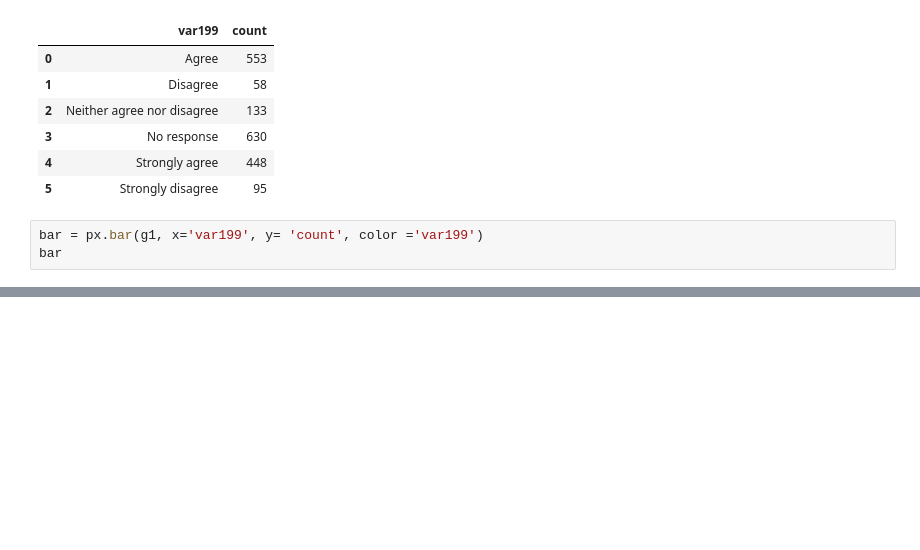
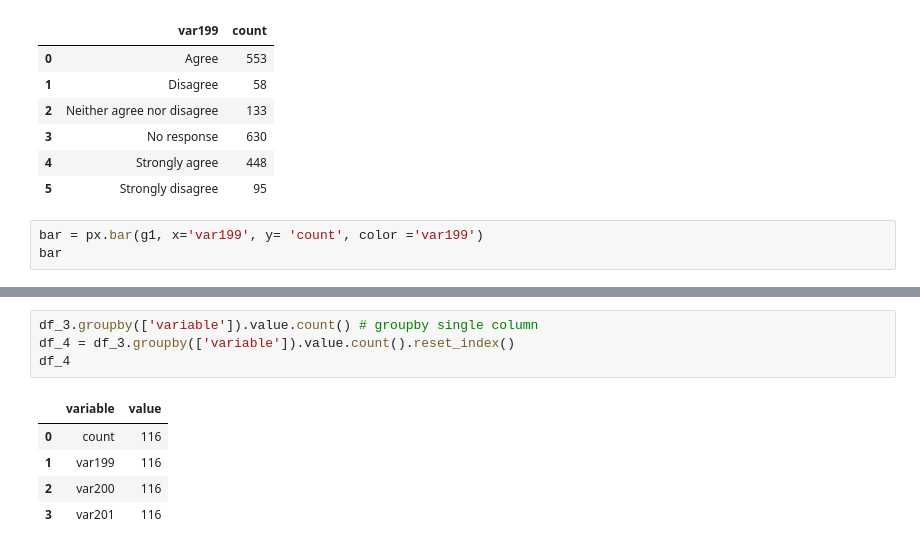
Before and after one commit to rimshahsabir1/zero_rimshah_assignment, a Jupyter notebook: assignment_5.ipynb, the cells around one changed output, grey strips where cells are left out. Saved outputs shown, nothing was run; the diff lists cells and outputs as text; blank space fills up the shorter version.

```diff
--- a/assignment_5.ipynb
+++ b/assignment_5.ipynb
@@ -105,0 +149,10 @@ bar
+# %%
+df_3.groupby(['variable']).value.count() # groupby single column
+df_4 = df_3.groupby(['variable']).value.count().reset_index()
+df_4
+# %% [output]
+|  | variable | value |
+| 0 | count | 116 |
+| 1 | var199 | 116 |
+| 2 | var200 | 116 |
+| 3 | var201 | 116 |
```
Also changed, not shown: parts of 5 cells of this notebook, 1 other file.
